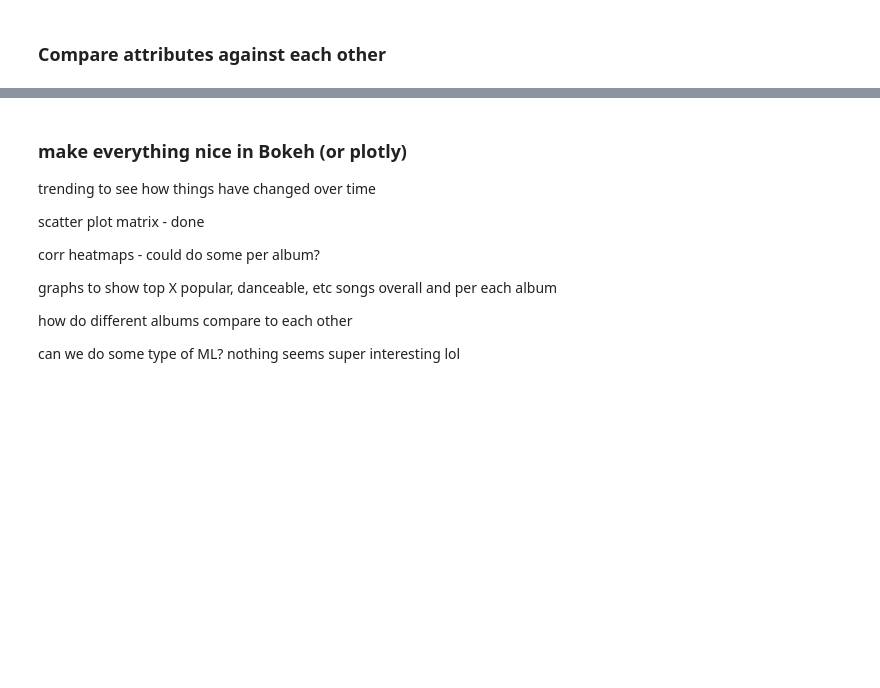
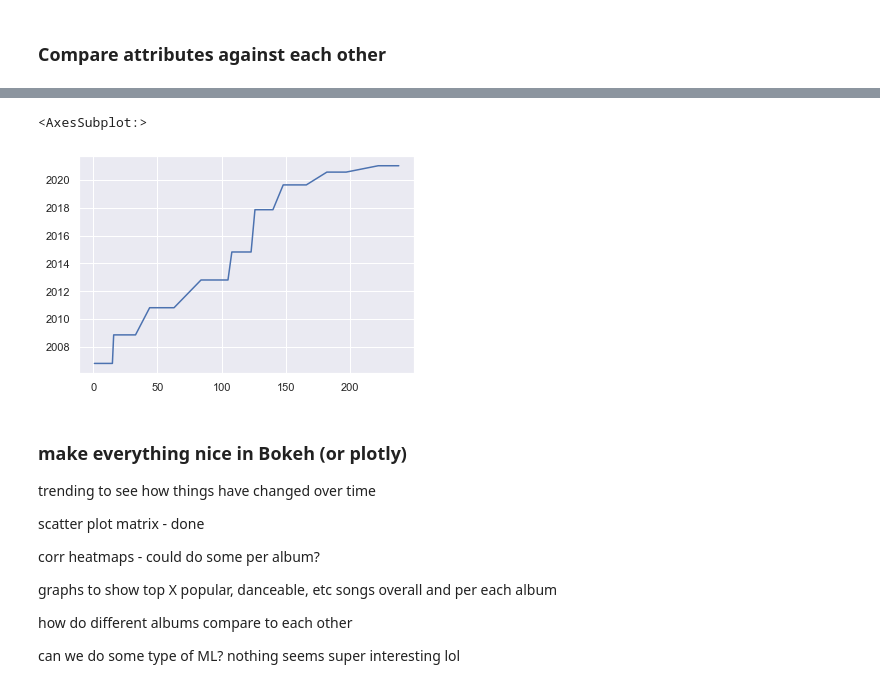
Before and after one commit to Wilb11/t-swift, a Jupyter notebook: taylor_swift_song_analysis.ipynb, the cells around one changed output, grey strips where cells are left out. Drawn from its saved outputs; the diff is of its cells as text; code cells hidden in the pictures; blank space fills up the shorter version.

```diff
--- a/taylor-swift-song-analysis.ipynb
+++ b/taylor_swift_song_analysis.ipynb
@@ -368,3 +366,8 @@ create_plotly_scatter_two_columns(df, "energy", "tempo", ['name'], 'album', colo
+# %%
+df.release_date.plot(x='length')
+# %% [output]
+<AxesSubplot:>
+[figure, added]
 # %%
 # ## trying new things - scatterplot of 2 values, using shapes from album
 # fig = px.scatter(df, x="energy", y="popularity", hover_data=['name'], color='album',
```
Also changed, not shown: parts of 7 cells of this notebook, 10 other files.
